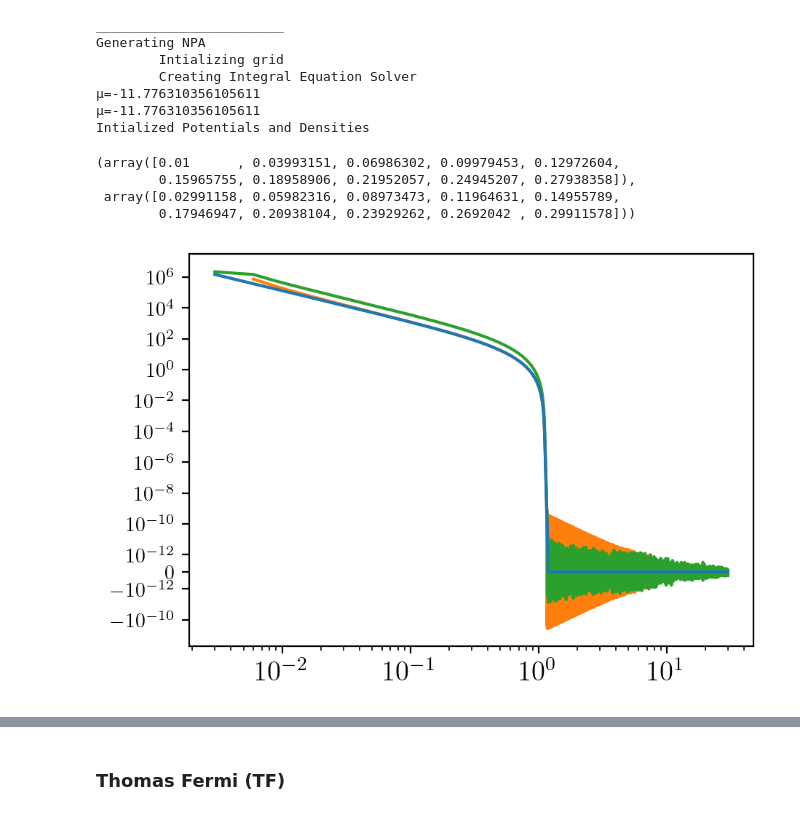
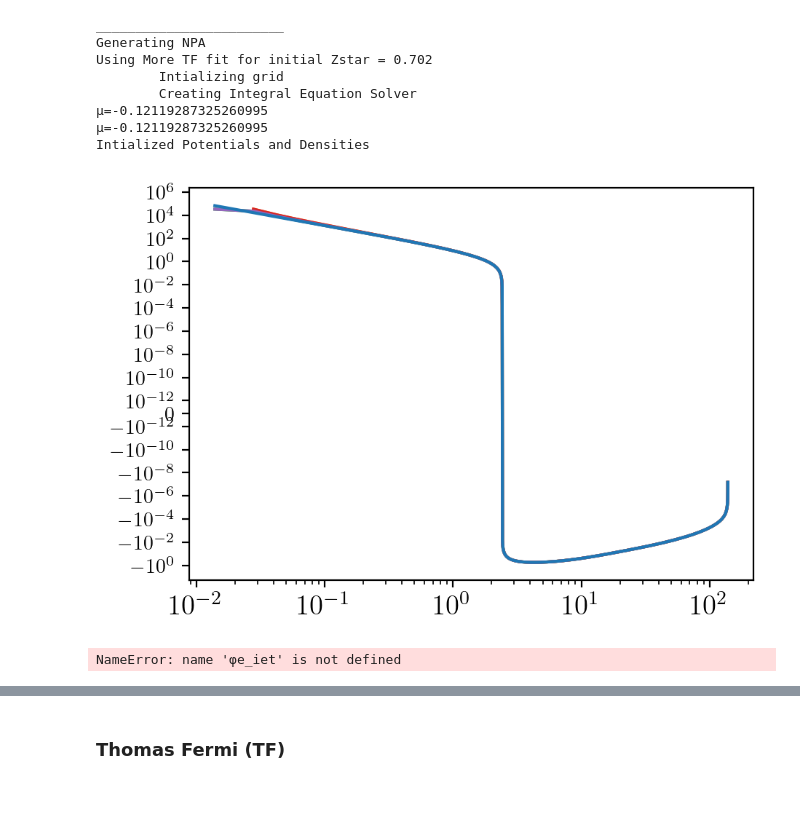
Before and after one commit to ZachAJohnson/OFAA, a Jupyter notebook: jupyter/TF_NPA-2T_testing.ipynb, the cells around one changed output, grey strips where cells are left out. Saved outputs shown, nothing was run; the diff lists cells and outputs as text; code cells hidden in the pictures.

Commit message:
FIgured out one issue!

```diff
--- a/jupyter/TF_NPA-2T_testing.ipynb
+++ b/jupyter/TF_NPA-2T_testing.ipynb
@@ -48,7 +47,7 @@ Z, A = 13, 27
 Z, A = 13, 27
 
 ρ_solid = 2.699 #g/cc, the solid density of aluminum
-ρ = ρ_solid#8.1 # g/cc
+ρ = 0.01*ρ_solid#8.1 # g/cc
 ni_cc = ρ/(A*amu_to_AU*AU_to_g)
 ni_AU = ni_cc*invcc_to_AU
 rs = rs_from_n(ni_AU)
@@ -84,8 +83,8 @@ fixed_Zstar = True
 # aa_kwargs = {'initialize':True, 'gradient_correction':None, 'μ_init' : 0.158, 'Zstar_init' : 'More', 'rmin': rmin,'Npoints':300,
 #              'name':name, 'ignore_vxc':ignore_vxc, 'fixed_Zstar':fixed_Zstar, 'iet_R_over_rs':R/rs, 'iet_N_bins':5000, 'use_full_ne_for_nf':False,
 #             'gii_init_type': 'step'}
-npa_kwargs = {'initialize':True, 'gradient_correction':None,'μ_init' : 0.158, 'Zstar_init' : 0, 'rmin':1e-2 ,'Npoints':1000,
-              'name':name,'ignore_vxc':ignore_vxc, 'fixed_Zstar':fixed_Zstar, 'iet_R_over_rs':R/rs, 'iet_N_bins':1000, 'use_full_ne_for_nf':False,
+npa_kwargs = {'initialize':True, 'gradient_correction':None,'μ_init' : 0.158, 'Zstar_init' : 'More', 'rmin':1e-2 ,'Npoints':10000,
+              'name':name,'ignore_vxc':ignore_vxc, 'fixed_Zstar':fixed_Zstar, 'iet_R_over_rs':R/rs, 'iet_N_bins':10000, 'use_full_ne_for_nf':False,
              'gii_init_type': 'step', 'grid_spacing':'linear'}
 
 # aa = NPA(Z, A, Ti_AU, Te_AU, rs, rs, **aa_kwargs)
@@ -94,39 +93,40 @@ npa = NPA(Z, A, Ti_AU, Te_AU, rs, R, **npa_kwargs)
 # %% [output]
 ________________________
 Generating NPA
+Using More TF fit for initial Zstar = 0.702
         Intializing grid
         Creating Integral Equation Solver
-μ=-11.776310356105611
-μ=-11.776310356105611
+μ=-0.12119287325260995
+μ=-0.12119287325260995
 Intialized Potentials and Densities
-# %%
-npa.grid.xs[:10], npa.iet.r_array[:10]*rs
-# %% [output]
-(array([0.01      , 0.03993151, 0.06986302, 0.09979453, 0.12972604,
-        0.15965755, 0.18958906, 0.21952057, 0.24945207, 0.27938358]),
- array([0.02991158, 0.05982316, 0.08973473, 0.11964631, 0.14955789,
-        0.17946947, 0.20938104, 0.23929262, 0.2692042 , 0.29911578]))
 # %%
 from scipy.interpolate import interp1d
 ρ = npa.ρi - npa.ne
 ρ = interp1d(npa.grid.xs, ρ, bounds_error=False, fill_value='extrapolate')(npa.iet.r_array*npa.rs)# ρ = -np.exp(-npa.grid.xs**2/(2*1**2))*npa.grid.xs**5
 ρ *= -13/np.sum(4*π*npa.iet.r_array**2*rs**3*ρ*npa.iet.del_r)
 
 Q = np.array([np.sum((4*π*npa.iet.r_array**2*rs**3*ρ*npa.iet.del_r)[:i]) for i in range(len(npa.iet.r_array))])
 E_from_Q = (Z + Q)/npa.iet.r_array**2/rs**2
 
 fig,ax = plt.subplots()
 ax.plot(npa.iet.r_array*rs, E_from_Q, zorder=10)
 φe = npa.iet.FT_k_2_r((npa.iet.FT_r_2_k(ρ)*4*π/(npa.iet.k_array/npa.rs)**2))
 φi = Z/npa.iet.r_array/rs
 φ = φe + φi
 ax.plot(npa.iet.r_array[1:]*rs, -(φ[1:]-φ[:-1])/npa.iet.del_r/rs )
-ax.plot(npa.iet.r_array*rs, -np.gradient(φ, npa.iet.r_array) )
+ax.plot(npa.iet.r_array*rs, -np.gradient(φ, npa.iet.r_array*rs) )
+
+ax.plot(npa.iet.r_array[1:]*rs, -(φ[1:]-φ[:-1])/npa.iet.del_r/rs )
+ax.plot(npa.iet.r_array*rs, -np.gradient(φ, npa.iet.r_array*rs) )
 
 ax.set_yscale('symlog', linthresh=1e-12)
 ax.set_xscale('log')
 # ax.set_xlim(1,2)
 # %% [output]
-[figure, old version]
+[figure, new version]
+# %%
+np.mean((φe_iet/φe_tri)[:-1]), np.std((φe_iet/φe_tri)[:-1]), 1/4/np.pi
+# %% [output]
+NameError: name 'φe_iet' is not defined
 # %%
 from scipy.interpolate import interp1d
```
Also changed, not shown: parts of 3 cells of this notebook, 4 other files.
